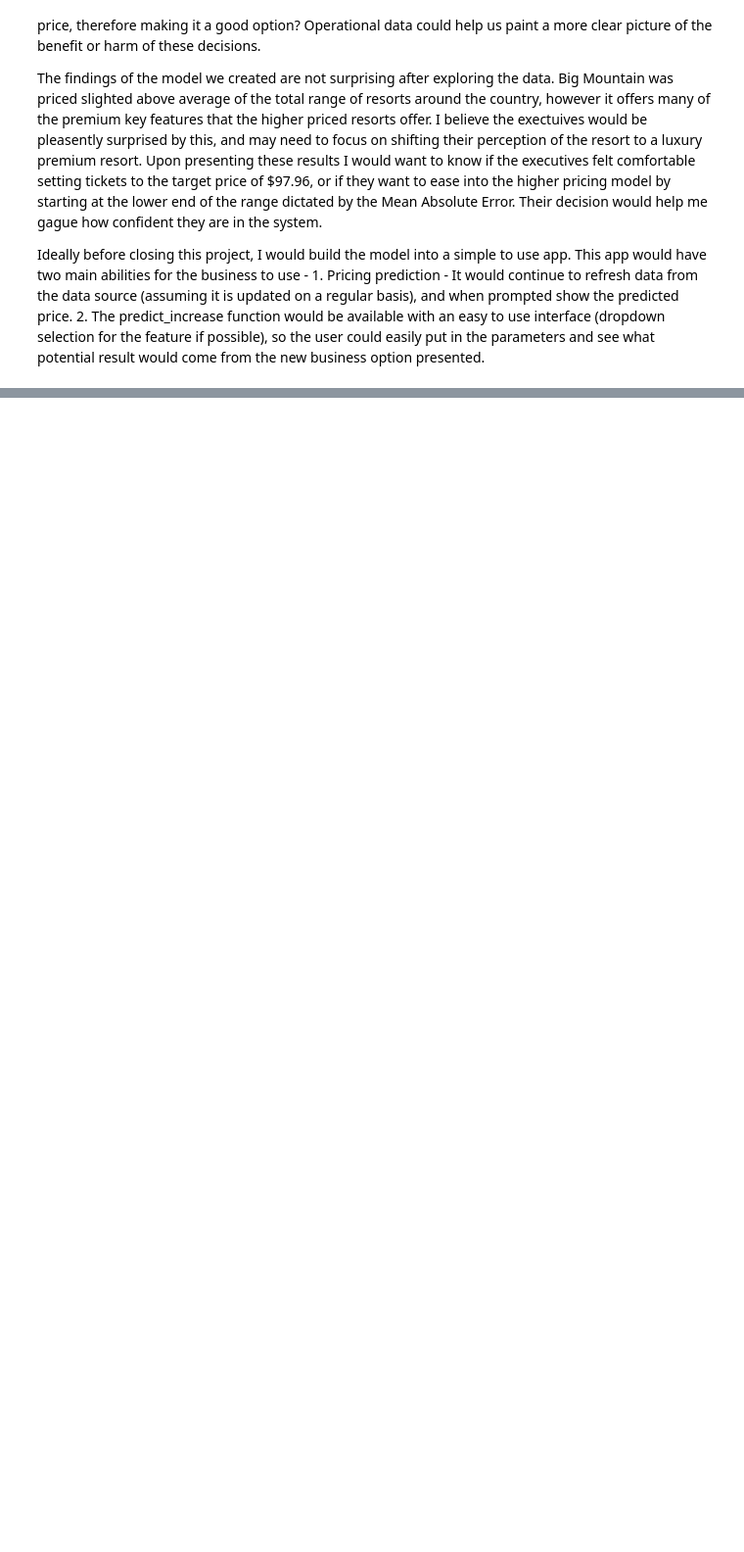
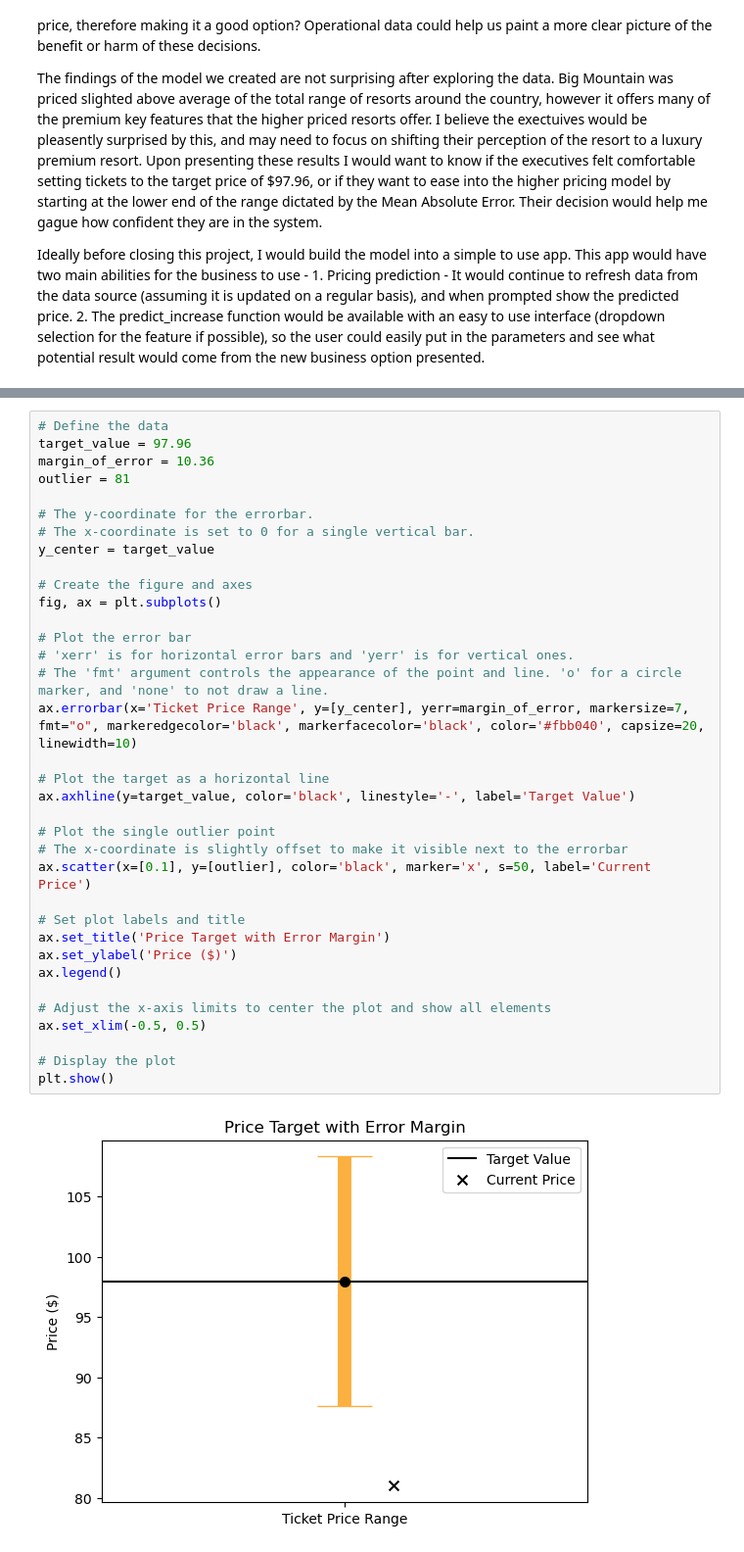
Before and after one commit to histopix175/DataScienceGuidedCapstone, a Jupyter notebook: Notebooks/05_modeling.ipynb, the cells around one changed output, grey strips where cells are left out. Shown at 98% size. Saved outputs shown, nothing was run; the diff lists cells and outputs as text; blank space fills up the shorter version.

```diff
--- a/Notebooks/05_modeling.ipynb
+++ b/Notebooks/05_modeling.ipynb
@@ -430,0 +444,37 @@ Ideally before closing this project, I would build the model into a simple to us
+# %%
+# Define the data
+target_value = 97.96
+margin_of_error = 10.36
+outlier = 81
+
+# The y-coordinate for the errorbar.
+# The x-coordinate is set to 0 for a single vertical bar.
+y_center = target_value
+
+# Create the figure and axes
+fig, ax = plt.subplots()
+
+# Plot the error bar
+# 'xerr' is for horizontal error bars and 'yerr' is for vertical ones.
+# The 'fmt' argument controls the appearance of the point and line. 'o' for a circle marker, and 'none' to not draw a line.
+ax.errorbar(x='Ticket Price Range', y=[y_center], yerr=margin_of_error, markersize=7, fmt="o", markeredgecolor='black', markerfacecolor='black', color='#fbb040', capsize=20, linewidth=10)
+
+# Plot the target as a horizontal line
+ax.axhline(y=target_value, color='black', linestyle='-', label='Target Value')
+
+# Plot the single outlier point
+# The x-coordinate is slightly offset to make it visible next to the errorbar
+ax.scatter(x=[0.1], y=[outlier], color='black', marker='x', s=50, label='Current Price')
+
+# Set plot labels and title
+ax.set_title('Price Target with Error Margin')
+ax.set_ylabel('Price ($)')
+ax.legend()
+
+# Adjust the x-axis limits to center the plot and show all elements
+ax.set_xlim(-0.5, 0.5)
+
+# Display the plot
+plt.show()
+# %% [output]
+[figure, added]
```
Also changed, not shown: parts of 1 cell of this notebook.
